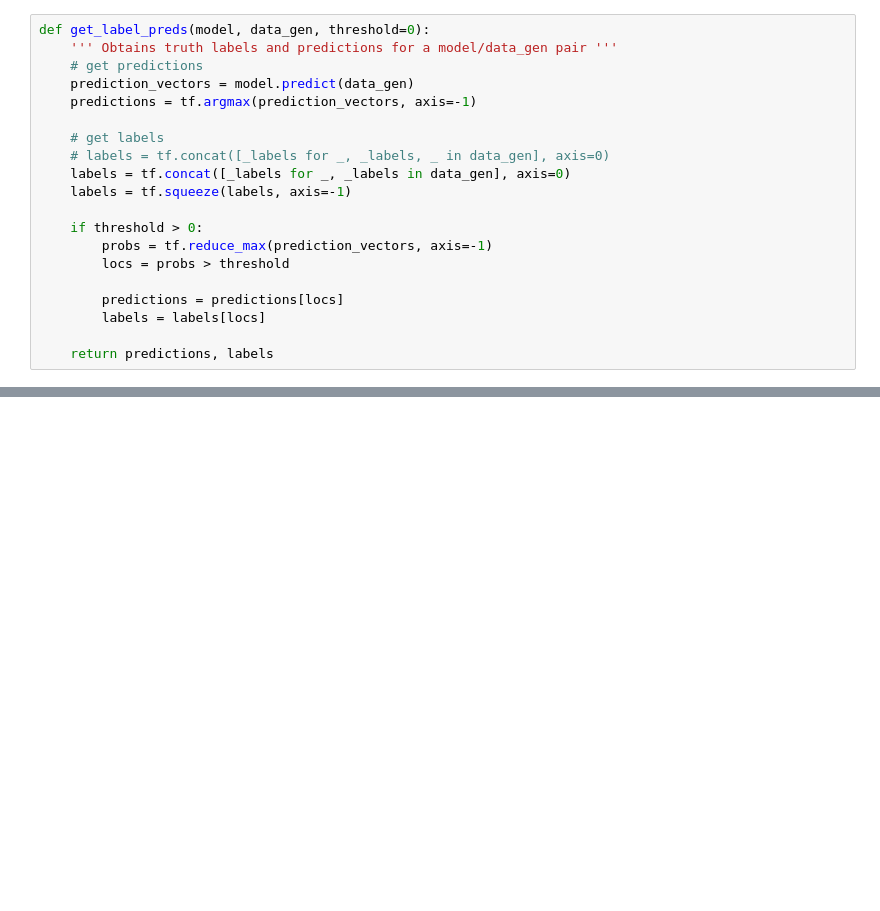
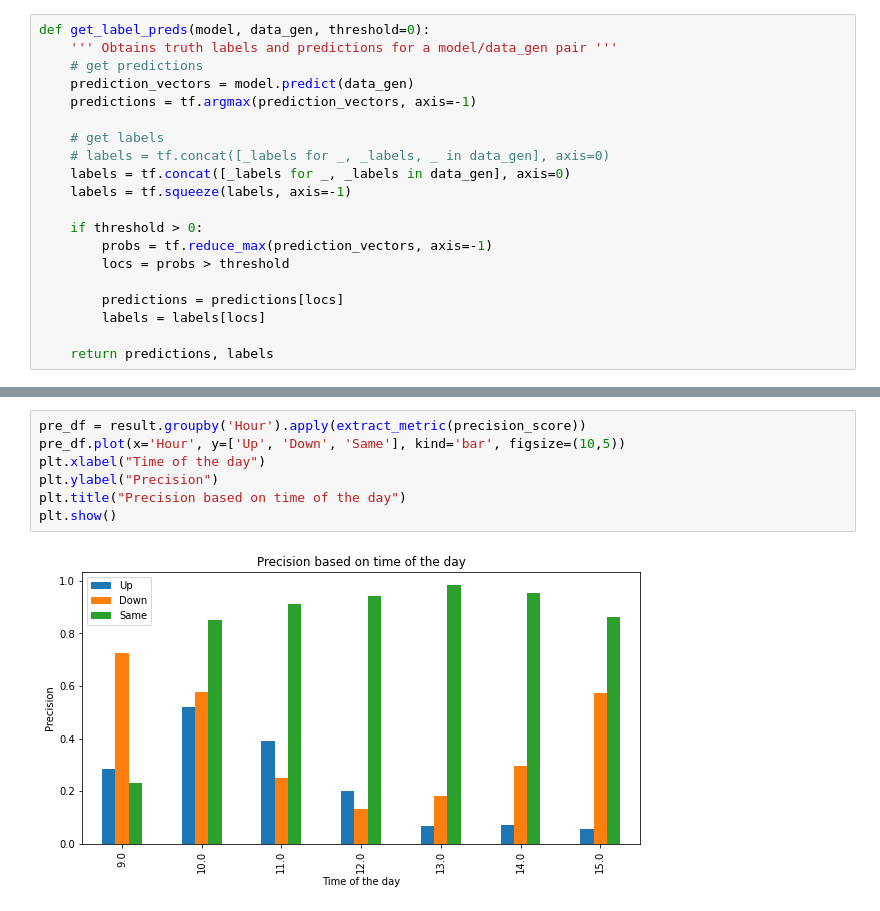
Before and after one commit to itberrios/algotrading, a Jupyter notebook: predictive_analytics/transformer/5min_model_tests.ipynb, the cells around one changed output, grey strips where cells are left out. Drawn from its saved outputs; the diff is of its cells as text; blank space fills up the shorter version.

```diff
--- a/predictive_analytics/transformer/5min_model_tests.ipynb
+++ b/predictive_analytics/transformer/5min_model_tests.ipynb
@@ -618,0 +916,9 @@ lstm_valid_preds, lstm_valid_labels = get_label_preds(lstm_model,
+# %%
+pre_df = result.groupby('Hour').apply(extract_metric(precision_score))
+pre_df.plot(x='Hour', y=['Up', 'Down', 'Same'], kind='bar', figsize=(10,5))
+plt.xlabel("Time of the day")
+plt.ylabel("Precision")
+plt.title("Precision based on time of the day")
+plt.show()
+# %% [output]
+[figure, added]
```
Also changed, not shown: parts of 92 cells of this notebook, 12 other files.
